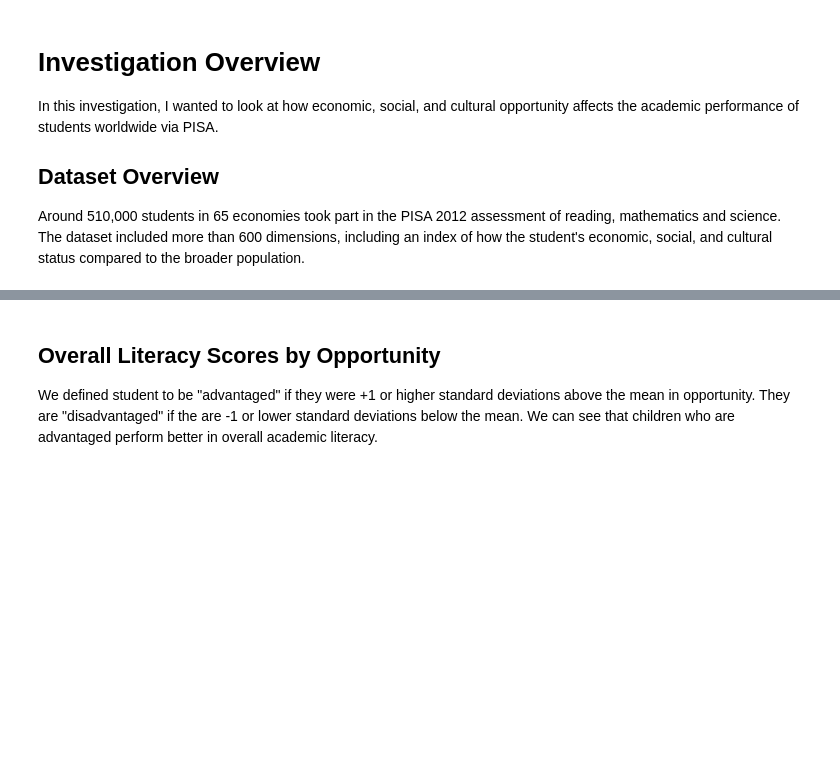
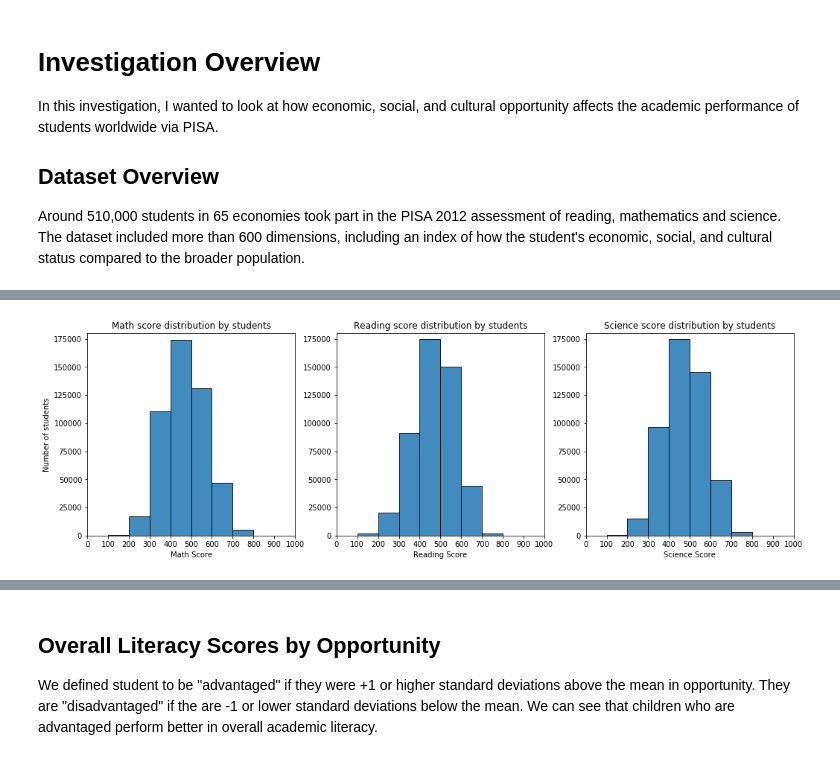
Before and after one commit to att9992/Data-Analyst-Projects, a Jupyter notebook: Project 5 PISA/PISA_presentation.ipynb, the cells around one changed output, grey strips where cells are left out. Cells and saved outputs as stored; diff of their text form; code cells hidden in the pictures; blank space fills up the shorter version.

```diff
--- a/Project 5 PISA/PISA_presentation.ipynb
+++ b/Project 5 PISA/PISA_presentation.ipynb
@@ -28,0 +29,34 @@ Iceland had by far the largest percentage of advantaged students. No other count
+# %%
+plt.figure(figsize = [17, 5])
+
+bins_hist = np.arange(0, 1000 + 1, 100)
+
+plt.subplot(1, 3, 1)
+plt.hist(df_clean['math_score'], bins = bins_hist, ec = 'black', alpha = 0.85);
+
+plt.xlim(0, 1000);
+plt.ylim(0, 180000 + 1);
+plt.xticks(bins_hist)
+plt.xlabel('Math Score');
+plt.ylabel('Number of students')
+plt.title("Math score distribution by students");
+
+plt.subplot(1, 3, 2)
+plt.hist(df_clean['read_score'], bins = bins_hist, ec = 'black', alpha = 0.85);
+
+plt.xlim(0, 1000);
+plt.ylim(0, 180000 + 1);
+plt.xticks(bins_hist)
+plt.xlabel('Reading Score');
+plt.title("Reading score distribution by students");
+
+plt.subplot(1, 3, 3)
+plt.hist(df_clean['sci_score'], bins = bins_hist, ec = 'black', alpha = 0.85);
+
+plt.xlim(0, 1000);
+plt.ylim(0, 180000 + 1);
+plt.xticks(bins_hist)
+plt.xlabel('Science Score');
+plt.title("Science score distribution by students");
+# %% [output]
+[figure, added]
```
Also changed, not shown: parts of 18 cells of this notebook, 4 other files.
